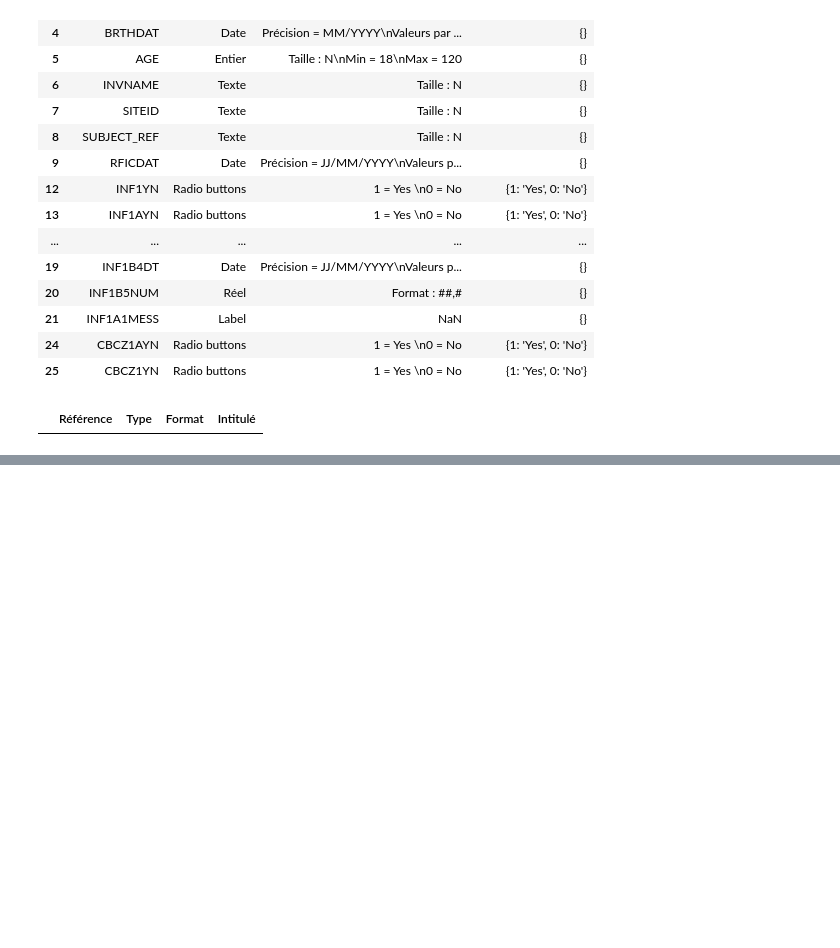
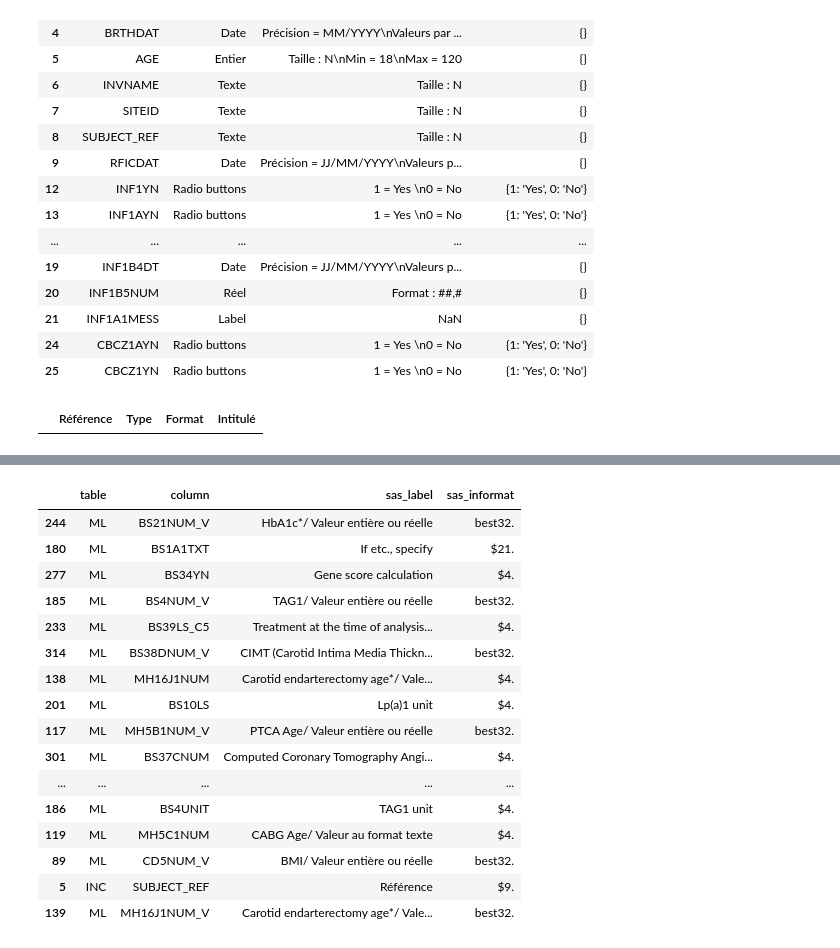
Before and after one commit to gpietrop/fh-project, a Jupyter notebook: database/mock-up/tutorial_utils_database.ipynb, the cells around one changed output, grey strips where cells are left out. Cells and saved outputs as stored; diff of their text form; code cells hidden in the pictures; blank space fills up the shorter version.

```diff
--- a/database/mock-up/tutorial_utils_database.ipynb
+++ b/database/mock-up/tutorial_utils_database.ipynb
@@ -102,0 +178,21 @@ mapped[
+# %%
+# 5. sample manually
+column_catalog.sample(20, random_state=1)
+# %% [output]
+|  | table | column | sas_label | sas_informat |
+| 244 | ML | BS21NUM_V | HbA1c*/ Valeur entière ou réelle | best32. |
+| 180 | ML | BS1A1TXT | If etc., specify | $21. |
+| 277 | ML | BS34YN | Gene score calculation | $4. |
+| 185 | ML | BS4NUM_V | TAG1/ Valeur entière ou réelle | best32. |
+| 233 | ML | BS39LS_C5 | Treatment at the time of analysis... | $4. |
+| 314 | ML | BS38DNUM_V | CIMT (Carotid Intima Media Thickn... | best32. |
+| 138 | ML | MH16J1NUM | Carotid endarterectomy age*/ Vale... | $4. |
+| 201 | ML | BS10LS | Lp(a)1 unit | $4. |
+| 117 | ML | MH5B1NUM_V | PTCA Age/ Valeur entière ou réelle | best32. |
+| 301 | ML | BS37CNUM | Computed Coronary Tomography Angi... | $4. |
+| ... | ... | ... | ... | ... |
+| 186 | ML | BS4UNIT | TAG1 unit | $4. |
+| 119 | ML | MH5C1NUM | CABG Age/ Valeur au format texte | $4. |
+| 89 | ML | CD5NUM_V | BMI/ Valeur entière ou réelle | best32. |
+| 5 | INC | SUBJECT_REF | Référence | $9. |
+| 139 | ML | MH16J1NUM_V | Carotid endarterectomy age*/ Vale... | best32. |
```
Also changed, not shown: parts of 10 cells of this notebook, 2 other files.
